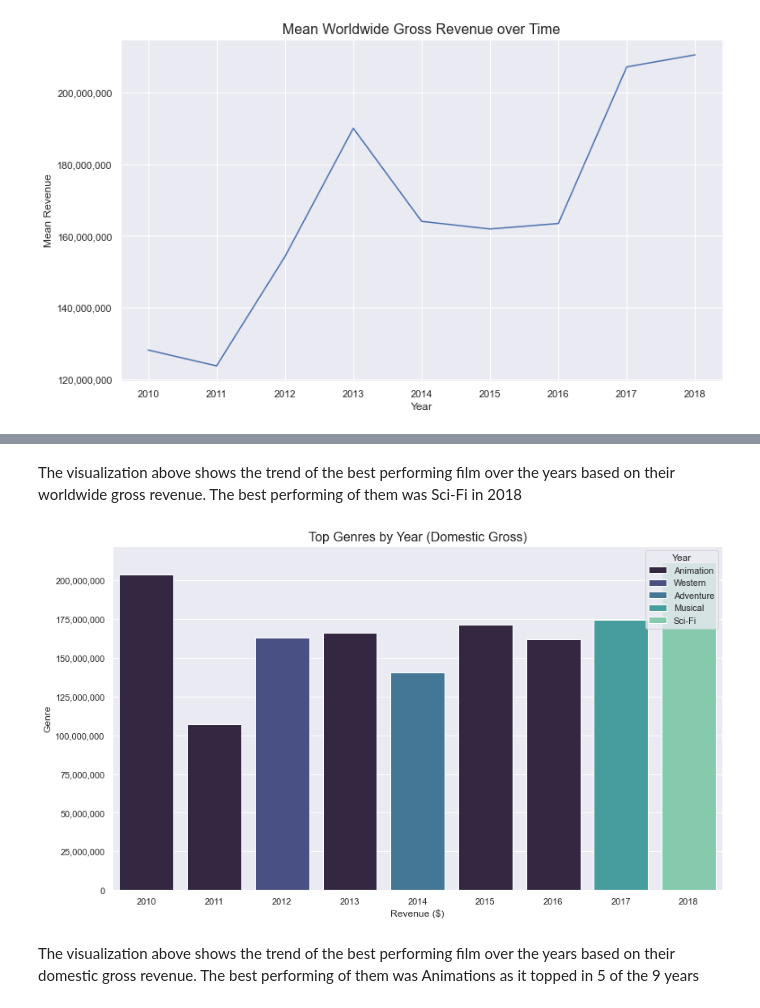
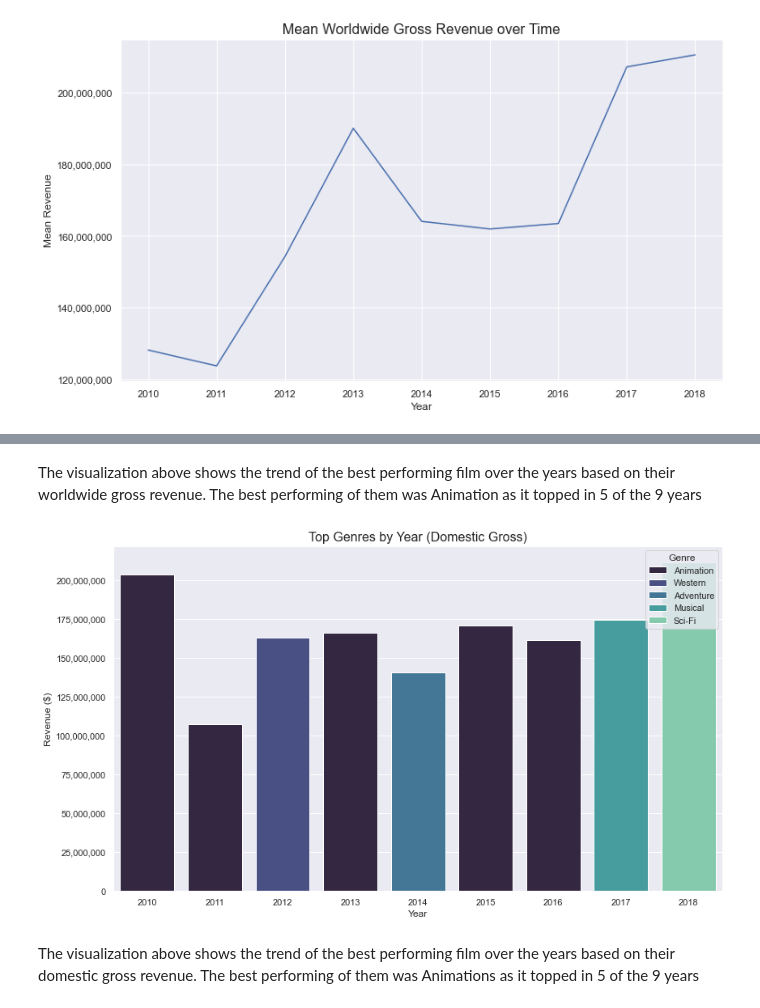
Before and after one commit to Patoh254code/movie_project, a Jupyter notebook: index.ipynb, the cells around one changed output, grey strips where cells are left out. Cells and saved outputs as stored; diff of their text form; code cells hidden in the pictures.

```diff
--- a/index.ipynb
+++ b/index.ipynb
@@ -497,5 +497,5 @@ plt.tight_layout()
 # %% [markdown]
-The visualization above shows the trend of the best performing film over the years based on their worldwide gross revenue. The best performing of them was Sci-Fi in 2018
+The visualization above shows the trend of the best performing film over the years based on their worldwide gross revenue. The best performing of them was Animation as it topped in 5 of the 9 years
 # %%
 # Top genres yearly by domestic gross revenue
 top_genres_yearly2= (merge_df.groupby(["year","genres"])
@@ -505,37 +505,37 @@ top_genres_yearly2= (merge_df.groupby(["year","genres"])
                                    ascending=[True, False])
                       .groupby("year").head(1).reset_index()
                       )
 
 # Plot the top genres
 plt.figure(figsize=(12, 7))
 sns.barplot(
     data=top_genres_yearly2,
     x='year',
     y='mean',
     hue='genres',
     palette='mako'
     # orient='h'
 )
 
 # Add title and axis labels
 plt.title('Top Genres by Year (Domestic Gross)',
           fontsize=16)
-plt.xlabel('Revenue ($)',
+plt.ylabel('Revenue ($)',
            fontsize=12)
-plt.ylabel('Genre',
+plt.xlabel('Year',
            fontsize=12)
-plt.legend(title='Year',
+plt.legend(title='Genre',
            loc='upper right')
 
 # Format the x-axis to output full values
 plt.gca().yaxis.set_major_formatter(
     ticker.StrMethodFormatter("{x:,.0f}")
     )
 
 plt.tight_layout()
 plt.show()
 # %% [output]
-[figure, old version]
+[figure, new version]
 # %% [markdown]
 The visualization above shows the trend of the best performing film over the years based on their domestic gross revenue. The best performing of them was Animations as it topped in 5 of the 9 years
 # %% [markdown]
```
Also changed, not shown: parts of 11 cells of this notebook.
